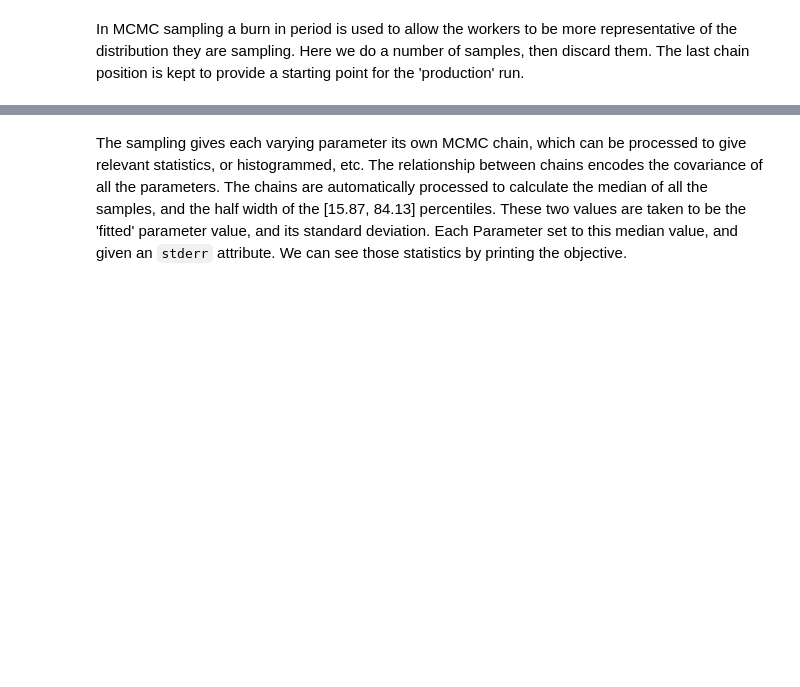
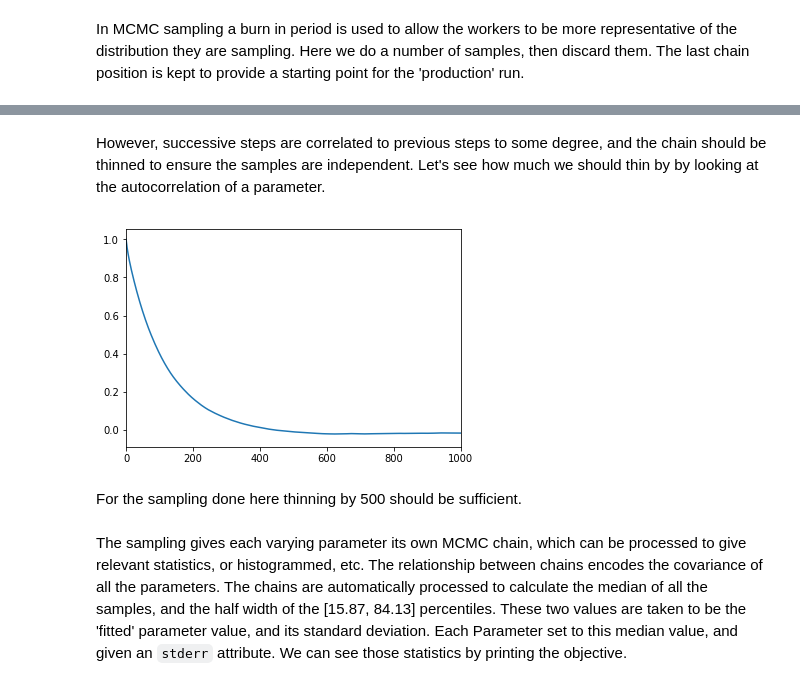
Before and after one commit to llimeht/refnx, a Jupyter notebook: paper/supporting_information/lipid.ipynb, the cells around one changed output, grey strips where cells are left out. Drawn from its saved outputs; the diff is of its cells as text; code cells hidden in the pictures; blank space fills up the shorter version.

```diff
--- a/paper/supporting_information/lipid.ipynb
+++ b/paper/supporting_information/lipid.ipynb
@@ -169,0 +186,9 @@ fitter.sample(30, nthin=100, random_state=123);
+# %% [markdown]
+However, successive steps are correlated to previous steps to some degree, and the chain should be thinned to ensure the samples are independent. Let's see how much we should thin by by looking at the autocorrelation of a parameter.
+# %%
+plt.plot(fitter.acf()[:, 5])
+plt.xlim(0, 1000);
+# %% [output]
+[figure, added]
+# %% [markdown]
+For the sampling done here thinning by 500 should be sufficient.
```
Also changed, not shown: parts of 19 cells of this notebook, 4 other files.
